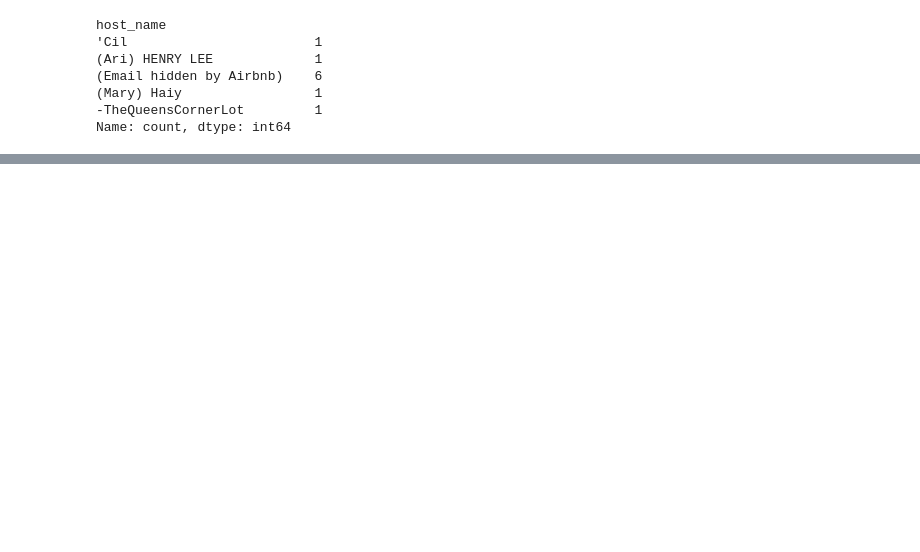
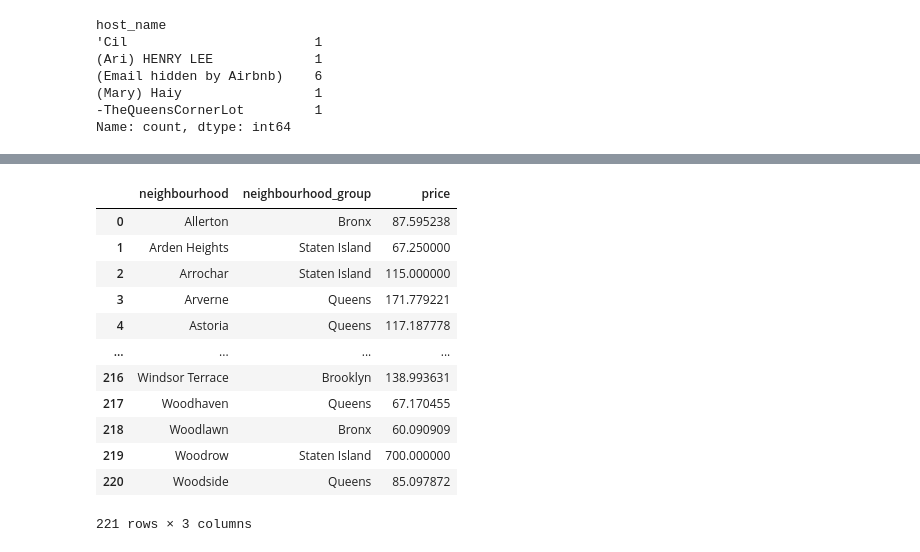
Before and after one commit to HyunJunSon/NIPA-ORACLE, a Jupyter notebook: pandas_tutorial.ipynb, the cells around one changed output, grey strips where cells are left out. Cells and saved outputs as stored; diff of their text form; code cells hidden in the pictures; blank space fills up the shorter version.

```diff
--- a/pandas_tutorial.ipynb
+++ b/pandas_tutorial.ipynb
@@ -597,0 +636,18 @@ Name: host_name, Length: 48895, dtype: float64
+# %%
+#52. neighbourhood 값과 neighbourhood_group 값에 따른 price 의 평균을 계층적 indexing 없이 구하라
+
+df.groupby(['neighbourhood','neighbourhood_group'],as_index=False).price.mean()
+# %% [output]
+|  | neighbourhood | neighbourhood_group | price |
+| 0 | Allerton | Bronx | 87.595238 |
+| 1 | Arden Heights | Staten Island | 67.250000 |
+| 2 | Arrochar | Staten Island | 115.000000 |
+| 3 | Arverne | Queens | 171.779221 |
+| 4 | Astoria | Queens | 117.187778 |
+| ... | ... | ... | ... |
+| 216 | Windsor Terrace | Brooklyn | 138.993631 |
+| 217 | Woodhaven | Queens | 67.170455 |
+| 218 | Woodlawn | Bronx | 60.090909 |
+| 219 | Woodrow | Staten Island | 700.000000 |
+| 220 | Woodside | Queens | 85.097872 |
+221 rows × 3 columns
```
Also changed, not shown: parts of 9 cells of this notebook.
